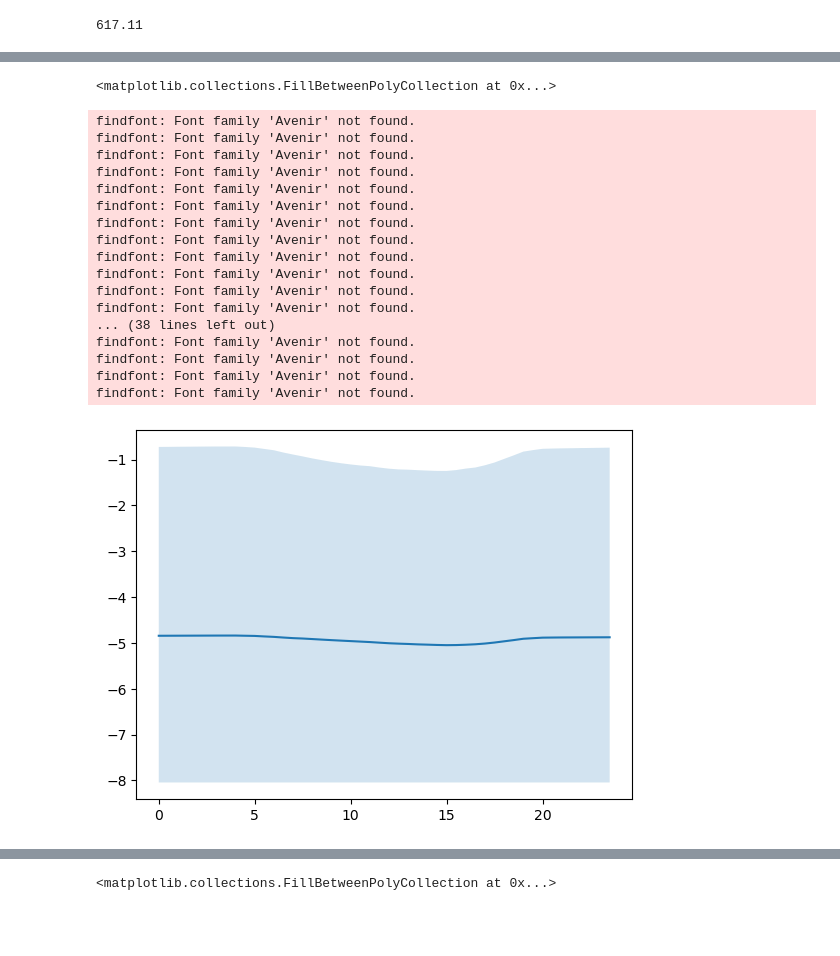
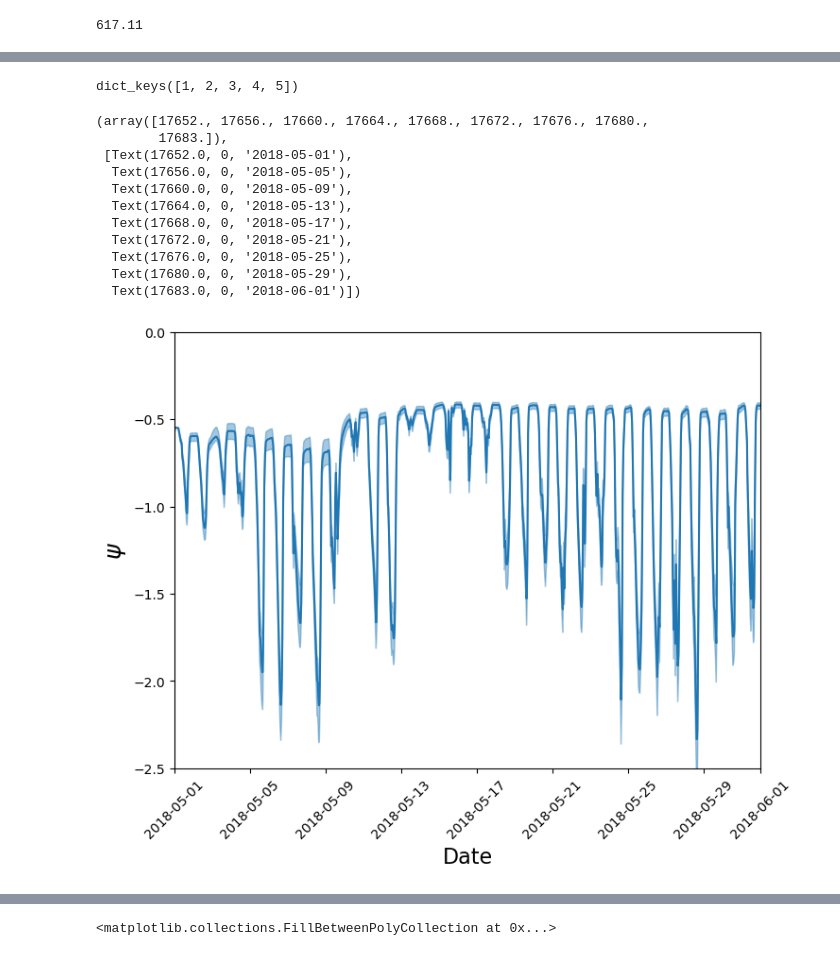
Before and after one commit to PhillipPapastefanou/SimPHony, a Jupyter notebook: appl/swiss/post_processing/ex_con/Figure_1_reproducing_dynamics.ipynb, the cells around one changed output, grey strips where cells are left out. Drawn from its saved outputs; the diff is of its cells as text; code cells hidden in the pictures; blank space fills up the shorter version.

```diff
--- a/appl/swiss/post_processing/ex_con/Figure_1_reproducing_dynamics.ipynb
+++ b/appl/swiss/post_processing/ex_con/Figure_1_reproducing_dynamics.ipynb
@@ -72,4 +81,10 @@ for id, ai in zip(selective_range, ax_indexes) :
 # %%
+
+ncombs = pd.read_csv(setup.config.parameters_list_file).shape[0]
+
+step = int(ncombs/100)
+
+
 dead_ids =[0,3,6,7]
 df_ax_m = {}
 df_ax_ql = {}
@@ -89,7 +104,7 @@ for id, ai in zip(selective_range, ax_indexes):
 
     setup.Export()
 
-    for j in range(0, 5000, int(5000/100)):
+    for j in range(0, ncombs, step):
 
         # ----------------------------------------------------------------
         # PHS model simulation
@@ -276,24 +297,32 @@ df_ax_m24[1]
+# %%
+df_ax_m[1]
+# %% [output]
+dict_keys([1, 2, 3, 4, 5])
 # %%
-var = 'psiLeaf'
-plt.plot(np.arange(0, 24, 0.5),dfm[var])
-plt.fill_between(np.arange(0, 24, 0.5), dfql[var],dfqu[var], alpha=0.2)
+fig = plt.figure(figsize=(8,6))
+ax = fig.add_subplot(1,1, 1)
+ii = 1
+ax.plot(df_ax_m[ii]['psiLeaf'], zorder =1, c = 'tab:blue')
+ax.fill_between(df_ax_m[ii].index, df_ax_ql[ii]['psiLeaf'], df_ax_qu[ii]['psiLeaf'], zorder =1, color = 'tab:blue' ,alpha=0.4)
+# ax.plot(df_ax_m[ii]['psiSap'], zorder =1, c = 'tab:brown')
+# ax.fill_between(df_ax_m[ii].index, df_ax_ql[ii]['psiSap'], df_ax_qu[ii]['psiSap'], zorder =1, color = 'tab:brown' ,alpha=0.4)
+# ax.plot(df_ax_m[ii]['psiHeart'], zorder =1, c = 'pink')
+# ax.fill_between(df_ax_m[ii].index, df_ax_ql[ii]['psiHeart'], df_ax_qu[ii]['psiHeart'], zorder =1, color = 'pink' ,alpha=0.4)
+ax.set_xlim(pd.Timestamp('2018-05-01'), pd.Timestamp('2018-06-01'))
+ax.set_ylim(-2.5, 0)
+ax.set_xlabel("Date", fontsize = 16)
+ax.set_ylabel(r"$\psi$", fontsize = 18)
+plt.xticks(rotation=45)
 # %% [output]
-<matplotlib.collections.FillBetweenPolyCollection at 0x...>
+(array([17652., 17656., 17660., 17664., 17668., 17672., 17676., 17680.,
+        17683.]),
+ [Text(17652.0, 0, '2018-05-01'),
+  Text(17656.0, 0, '2018-05-05'),
+  Text(17660.0, 0, '2018-05-09'),
+  Text(17664.0, 0, '2018-05-13'),
+  Text(17668.0, 0, '2018-05-17'),
+  Text(17672.0, 0, '2018-05-21'),
+  Text(17676.0, 0, '2018-05-25'),
+  Text(17680.0, 0, '2018-05-29'),
+  Text(17683.0, 0, '2018-06-01')])
-findfont: Font family 'Avenir' not found.
-findfont: Font family 'Avenir' not found.
-findfont: Font family 'Avenir' not found.
-findfont: Font family 'Avenir' not found.
-findfont: Font family 'Avenir' not found.
-findfont: Font family 'Avenir' not found.
-findfont: Font family 'Avenir' not found.
-findfont: Font family 'Avenir' not found.
-findfont: Font family 'Avenir' not found.
-findfont: Font family 'Avenir' not found.
-findfont: Font family 'Avenir' not found.
-findfont: Font family 'Avenir' not found.
-... (38 lines left out)
-findfont: Font family 'Avenir' not found.
-findfont: Font family 'Avenir' not found.
-findfont: Font family 'Avenir' not found.
-findfont: Font family 'Avenir' not found.
-[figure, old version]
+[figure, new version]
```
Also changed, not shown: parts of 35 cells of this notebook, 43 other files.
